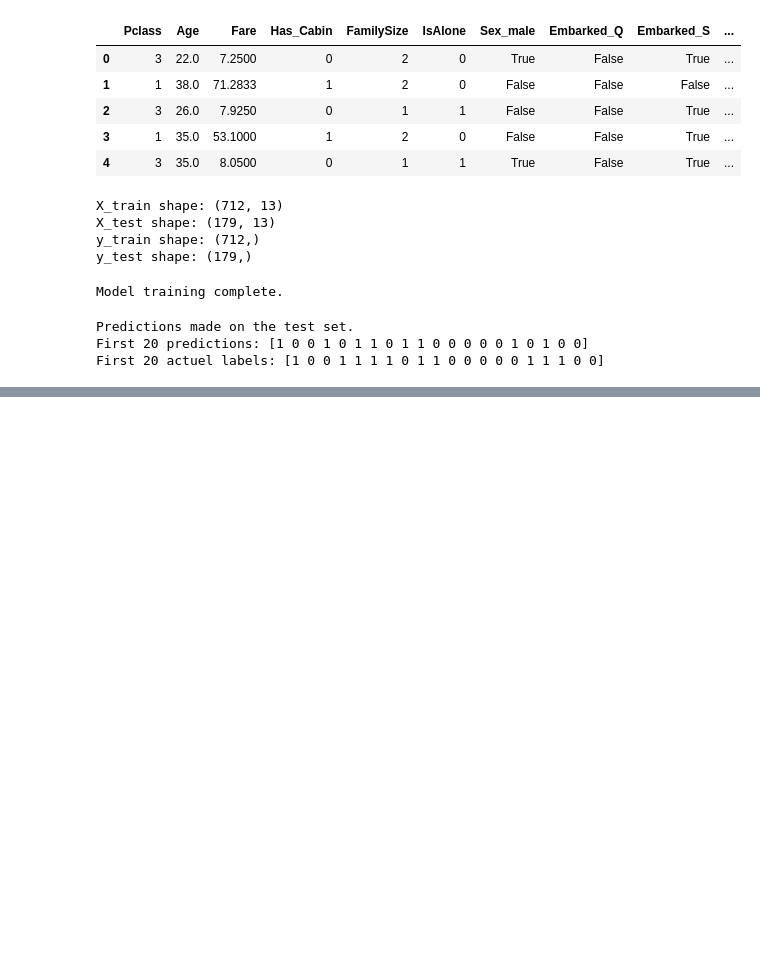
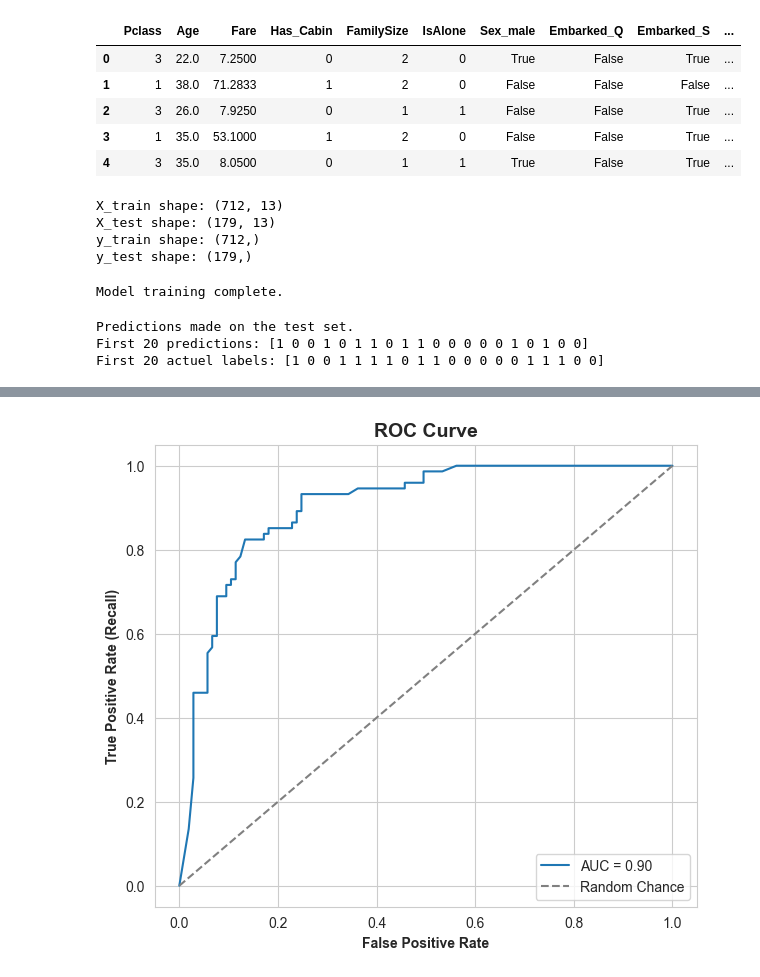
Before and after one commit to KerimGurbaz/titanic-survival-prediction, a Jupyter notebook: notebooks/titanic_analysis.ipynb, the cells around one changed output, grey strips where cells are left out. Cells and saved outputs as stored; diff of their text form; code cells hidden in the pictures; blank space fills up the shorter version.

```diff
--- a/notebooks/titanic_analysis.ipynb
+++ b/notebooks/titanic_analysis.ipynb
@@ -434,0 +462,24 @@ First 20 actuel labels: [1 0 0 1 1 1 1 0 1 1 0 0 0 0 0 1 1 1 0 0]
+# %%
+from sklearn.metrics import roc_curve, roc_auc_score
+
+# Get prediction probabilities for the positive class (Survived)
+y_pred_proba = model.predict_proba(X_test)[:, 1]
+
+# Calculate ROC curve points
+fpr, tpr, thresholds = roc_curve(y_test, y_pred_proba)
+
+# Calculate AUC score
+auc = roc_auc_score(y_test, y_pred_proba)
+
+# Plot the ROC curve
+plt.figure(figsize=(7, 6))
+plt.plot(fpr, tpr, label=f'AUC = {auc:.2f}')
+plt.plot([0, 1], [0, 1], linestyle='--', color='gray', label='Random Chance')
+plt.title('ROC Curve', fontweight="bold", fontsize=14)
+plt.xlabel('False Positive Rate', fontweight="bold")
+plt.ylabel('True Positive Rate (Recall)', fontweight="bold")
+plt.legend()
+plt.grid(True)
+plt.show()
+# %% [output]
+[figure, added]
```
Also changed, not shown: parts of 5 cells of this notebook.
